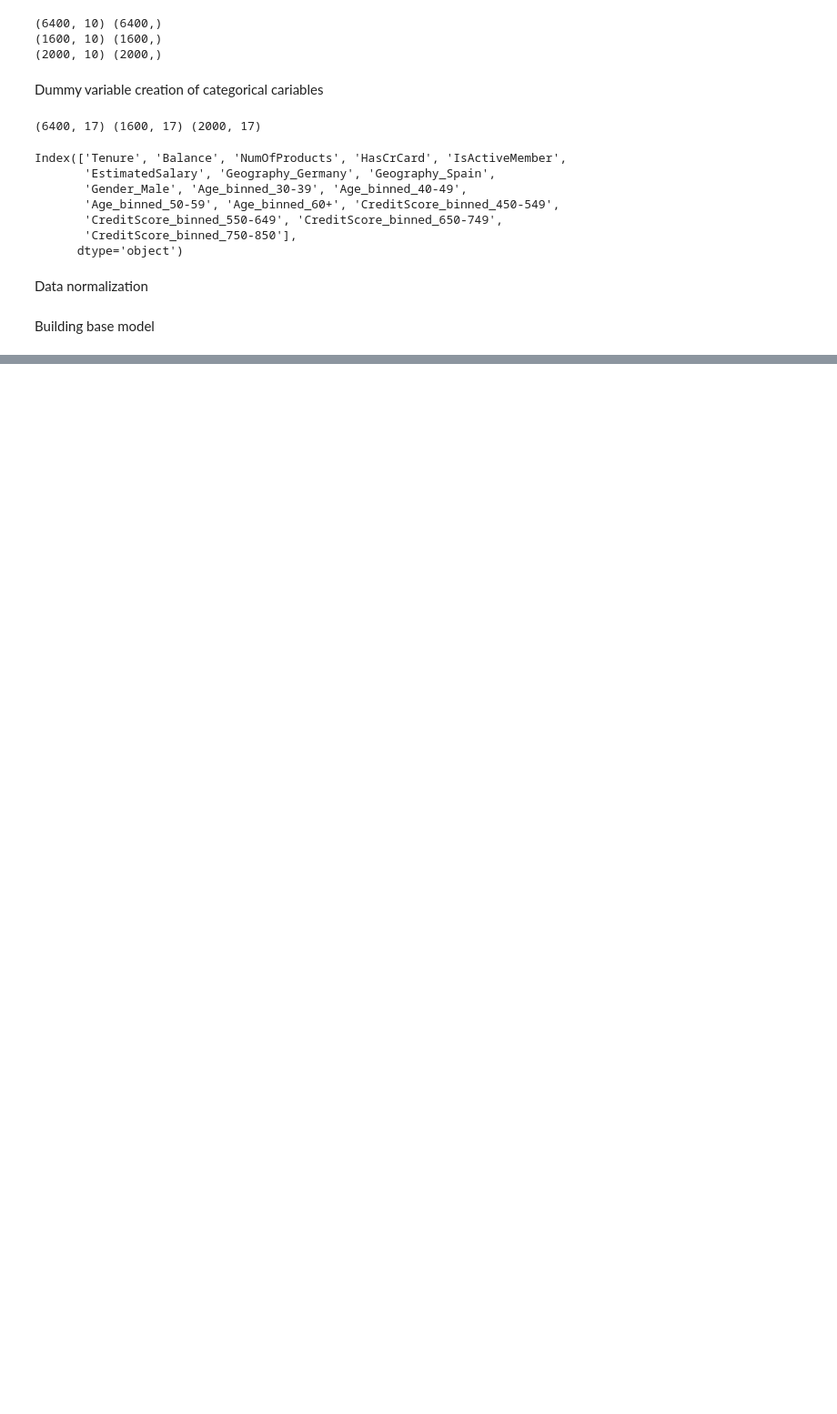
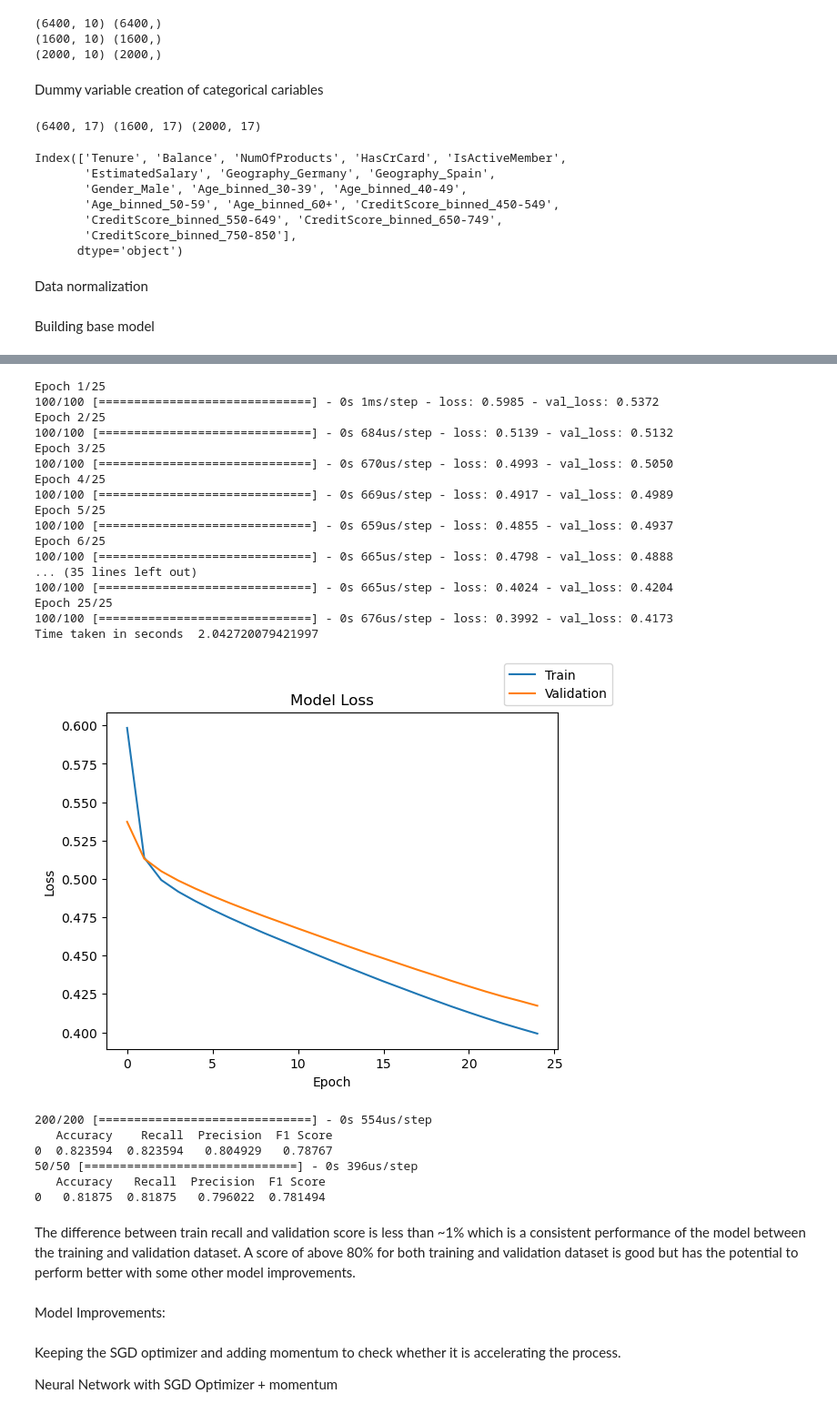
Before and after one commit to adwoaBoadi/Neural-Network-Modeling, a Jupyter notebook: data_modeling.ipynb, the cells around one changed output, grey strips where cells are left out. Shown at 91% size. Cells and saved outputs as stored; diff of their text form; code cells hidden in the pictures; blank space fills up the shorter version.

Commit message:
updated modeling code

```diff
--- a/data_modeling.ipynb
+++ b/data_modeling.ipynb
@@ -131,0 +141,4 @@ Building base model
+# %%
+# defining the batch size and # epochs upfront as I'll be using the same values for all models
+epochs = 25
+batch_size = 64
@@ -131,0 +151,8 @@ Building base model
+# %%
+#Initializing the neural network
+model = Sequential()
+model.add(Dense(14,activation="relu",input_dim=X_train.shape[1]))
+model.add(Dense(7,activation="relu"))
+model.add(Dense(1,activation="sigmoid"))
+
+model.summary()
@@ -131,0 +175,12 @@ Building base model
+# %%
+optimizer = tf.keras.optimizers.SGD()    # defining SGD as the optimizer to be used
+model.compile(loss='binary_crossentropy', optimizer=optimizer)
+
+start = time.time()
+history = model.fit(X_train, y_train, validation_data=(X_valid,y_valid) , batch_size=batch_size, epochs=epochs)
+end=time.time()
+
+print("Time taken in seconds ",end-start)
+
+plot(history,'loss')
+# %% [output]
@@ -131,0 +188,41 @@ Building base model
+Epoch 1/25
+100/100 [==============================] - 0s 1ms/step - loss: 0.5985 - val_loss: 0.5372
+Epoch 2/25
+100/100 [==============================] - 0s 684us/step - loss: 0.5139 - val_loss: 0.5132
+Epoch 3/25
+100/100 [==============================] - 0s 670us/step - loss: 0.4993 - val_loss: 0.5050
+Epoch 4/25
+100/100 [==============================] - 0s 669us/step - loss: 0.4917 - val_loss: 0.4989
+Epoch 5/25
+100/100 [==============================] - 0s 659us/step - loss: 0.4855 - val_loss: 0.4937
+Epoch 6/25
+100/100 [==============================] - 0s 665us/step - loss: 0.4798 - val_loss: 0.4888
+... (35 lines left out)
+100/100 [==============================] - 0s 665us/step - loss: 0.4024 - val_loss: 0.4204
+Epoch 25/25
+100/100 [==============================] - 0s 676us/step - loss: 0.3992 - val_loss: 0.4173
+Time taken in seconds  2.042720079421997
+[figure, added]
+# %%
+# Performance check
+model1_train_performance = model_performance_classification(model,X_train,y_train)
+print(model1_train_performance)
+
+model1_valid_performance = model_performance_classification(model,X_valid,y_valid)
+print(model1_valid_performance)
+# %% [output]
+200/200 [==============================] - 0s 554us/step
+   Accuracy    Recall  Precision  F1 Score
+0  0.823594  0.823594   0.804929   0.78767
+50/50 [==============================] - 0s 396us/step
+   Accuracy   Recall  Precision  F1 Score
+0   0.81875  0.81875   0.796022  0.781494
+# %% [markdown]
+The difference between train recall and validation score is less than ~1% which is a consistent performance of the model between the training and validation dataset.
+A score of above 80% for both training and validation dataset is good but has the potential to perform better with some other model improvements.
+# %% [markdown]
+Model Improvements:
+# %% [markdown]
+Keeping the SGD optimizer and adding momentum to check whether it is accelerating the process.
+
+Neural Network with SGD Optimizer + momentum
```
Also changed, not shown: parts of 11 cells of this notebook, 2 other files.
